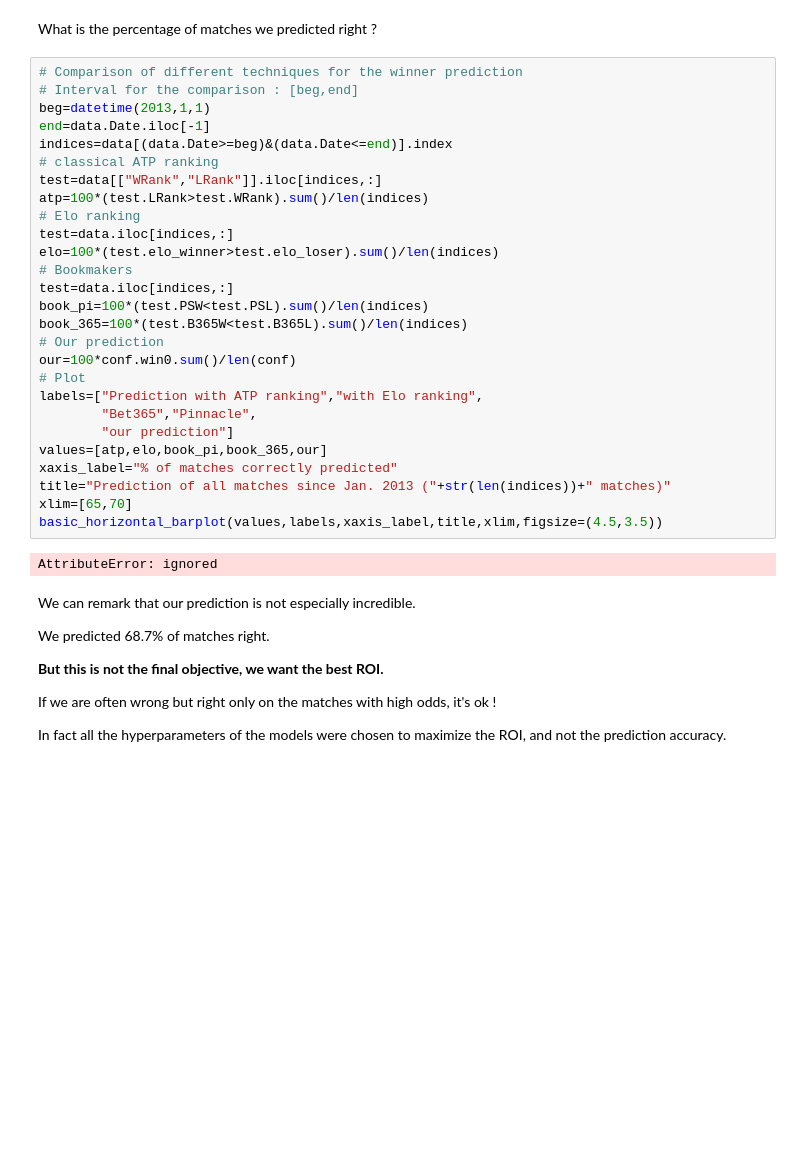
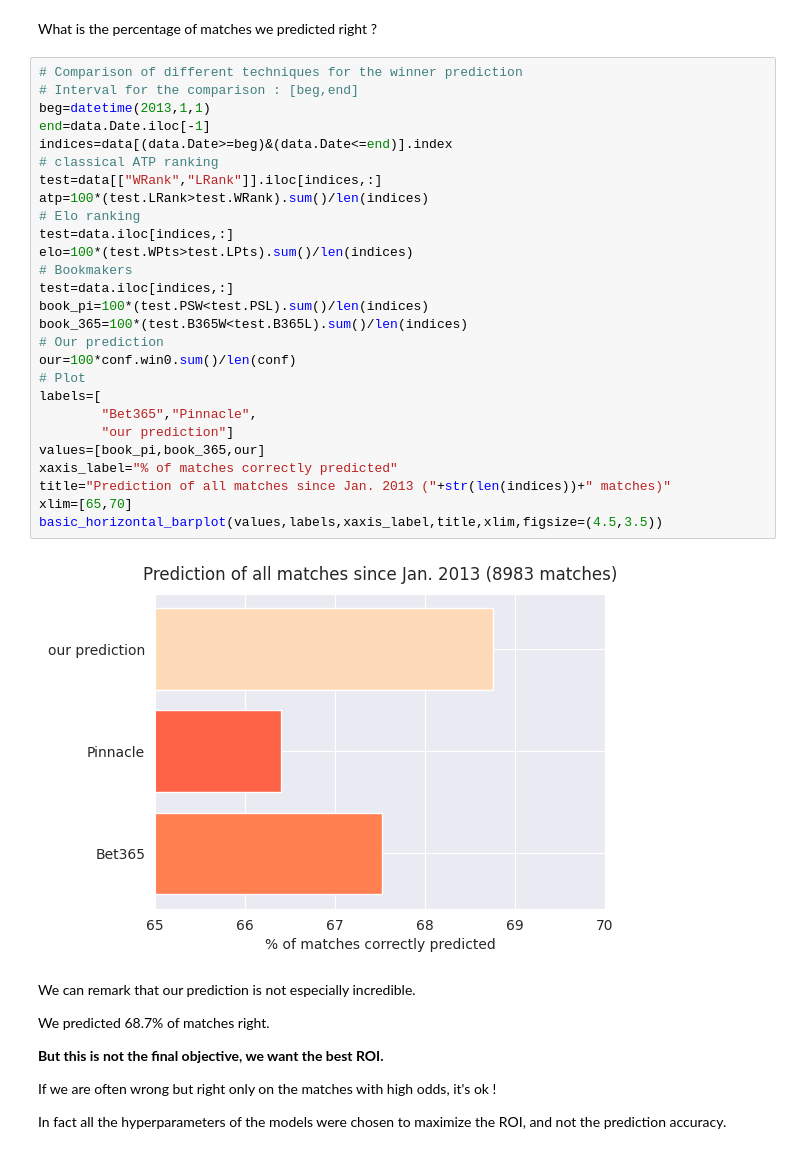
Before and after one commit to jzj5528/DS340W, a Jupyter notebook: beat_the_bookmakers_with_machine_learning_tennisNewData.ipynb, the cells around one changed output. Drawn from its saved outputs; the diff is of its cells as text; blank space fills up the shorter version.

```diff
--- a/beat_the_bookmakers_with_machine_learning_tennisNewData.ipynb
+++ b/beat_the_bookmakers_with_machine_learning_tennisNewData.ipynb
@@ -300,32 +300,32 @@ What is the percentage of matches we predicted right ?
 # %%
 # Comparison of different techniques for the winner prediction
 # Interval for the comparison : [beg,end]
 beg=datetime(2013,1,1)
 end=data.Date.iloc[-1]
 indices=data[(data.Date>=beg)&(data.Date<=end)].index
 # classical ATP ranking
 test=data[["WRank","LRank"]].iloc[indices,:]
 atp=100*(test.LRank>test.WRank).sum()/len(indices)
 # Elo ranking
 test=data.iloc[indices,:]
-elo=100*(test.elo_winner>test.elo_loser).sum()/len(indices)
+elo=100*(test.WPts>test.LPts).sum()/len(indices)
 # Bookmakers
 test=data.iloc[indices,:]
 book_pi=100*(test.PSW<test.PSL).sum()/len(indices)
 book_365=100*(test.B365W<test.B365L).sum()/len(indices)
 # Our prediction
 our=100*conf.win0.sum()/len(conf)
 # Plot
-labels=["Prediction with ATP ranking","with Elo ranking",
+labels=[
         "Bet365","Pinnacle",
         "our prediction"]
-values=[atp,elo,book_pi,book_365,our]
+values=[book_pi,book_365,our]
 xaxis_label="% of matches correctly predicted"
 title="Prediction of all matches since Jan. 2013 ("+str(len(indices))+" matches)"
 xlim=[65,70]
 basic_horizontal_barplot(values,labels,xaxis_label,title,xlim,figsize=(4.5,3.5))
 # %% [output]
-AttributeError: ignored
+[figure, added]
 # %% [markdown]
 We can remark that our prediction is not especially incredible.
 
```
Also changed, not shown: parts of 4 cells of this notebook.
